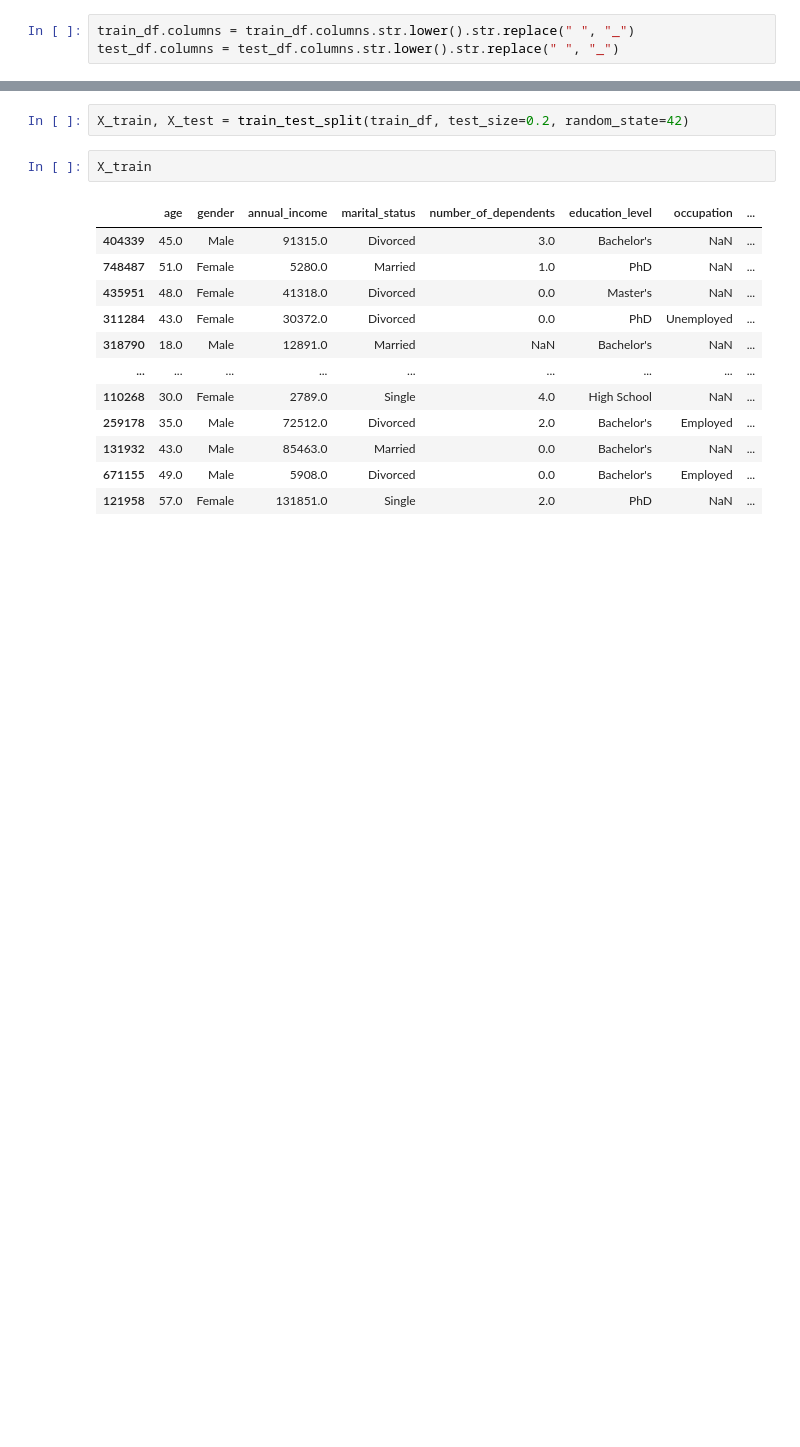
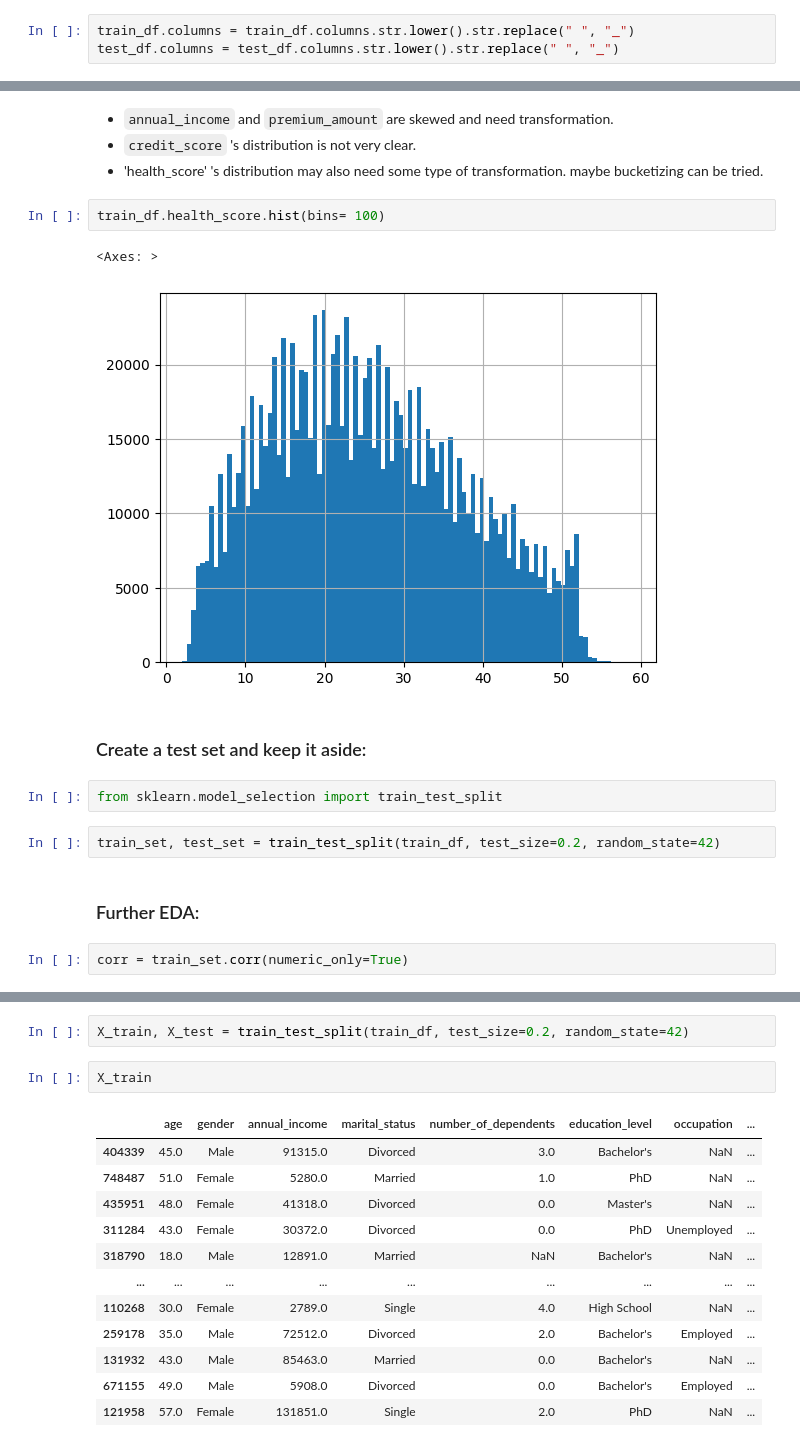
Before and after one commit to abhixshek/Kaggle-01-Insurance-Premium-Prediction, a Jupyter notebook: insurance_premium_pred.ipynb, the cells around one changed output, grey strips where cells are left out. Saved outputs shown, nothing was run; the diff lists cells and outputs as text; blank space fills up the shorter version.

Commit message:
further EDA

```diff
--- a/insurance_premium_pred.ipynb
+++ b/insurance_premium_pred.ipynb
@@ -68,0 +181,19 @@ train_df = train_df.drop("id", axis=1)
+# %% [markdown]
+- `annual_income` and `premium_amount` are skewed and need transformation.
+- `credit_score` 's distribution is not very clear.
+- 'health_score' 's distribution may also need some type of transformation. maybe bucketizing can be tried.
+# %%
+train_df.health_score.hist(bins= 100)
+# %% [output]
+<Axes: >
+[figure, added]
+# %% [markdown]
+### Create a test set and keep it aside:
+# %%
+from sklearn.model_selection import train_test_split
+# %%
+train_set, test_set = train_test_split(train_df, test_size=0.2, random_state=42)
+# %% [markdown]
+### Further EDA:
+# %%
+corr = train_set.corr(numeric_only=True)
```
Also changed, not shown: parts of 23 cells of this notebook.
